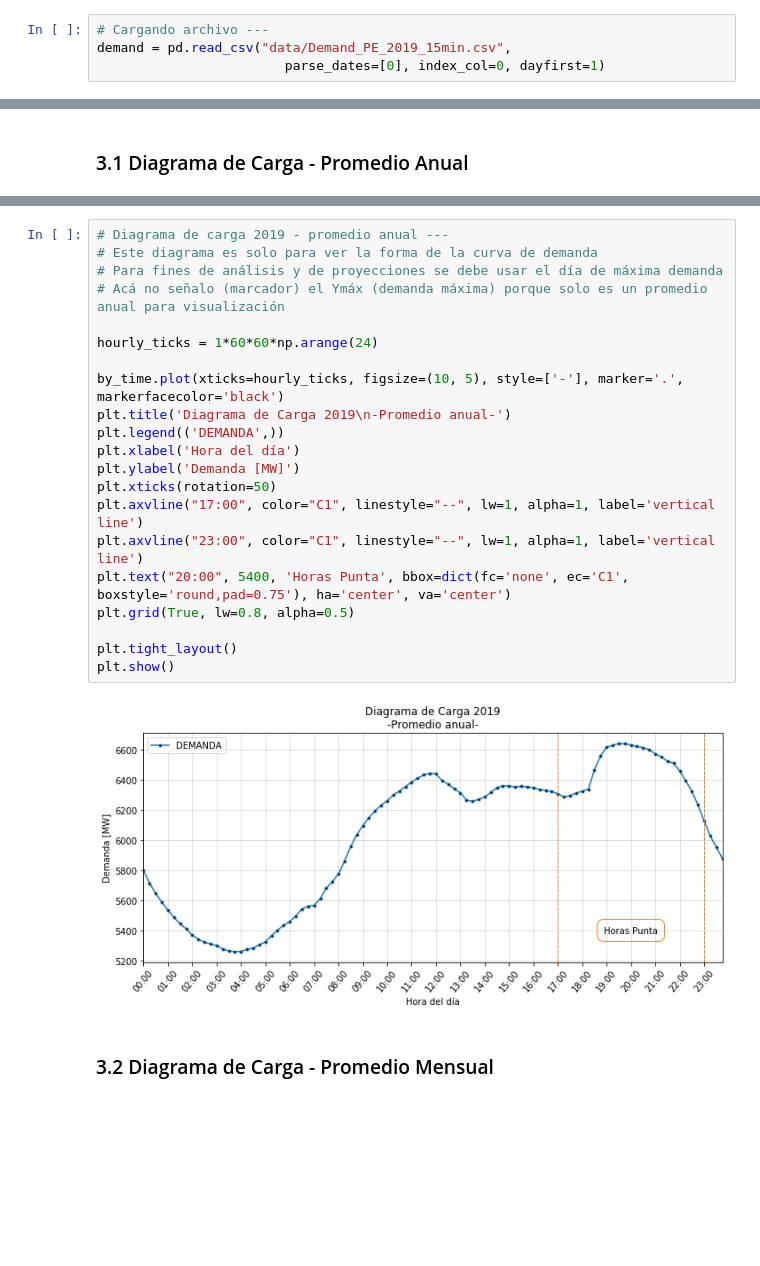
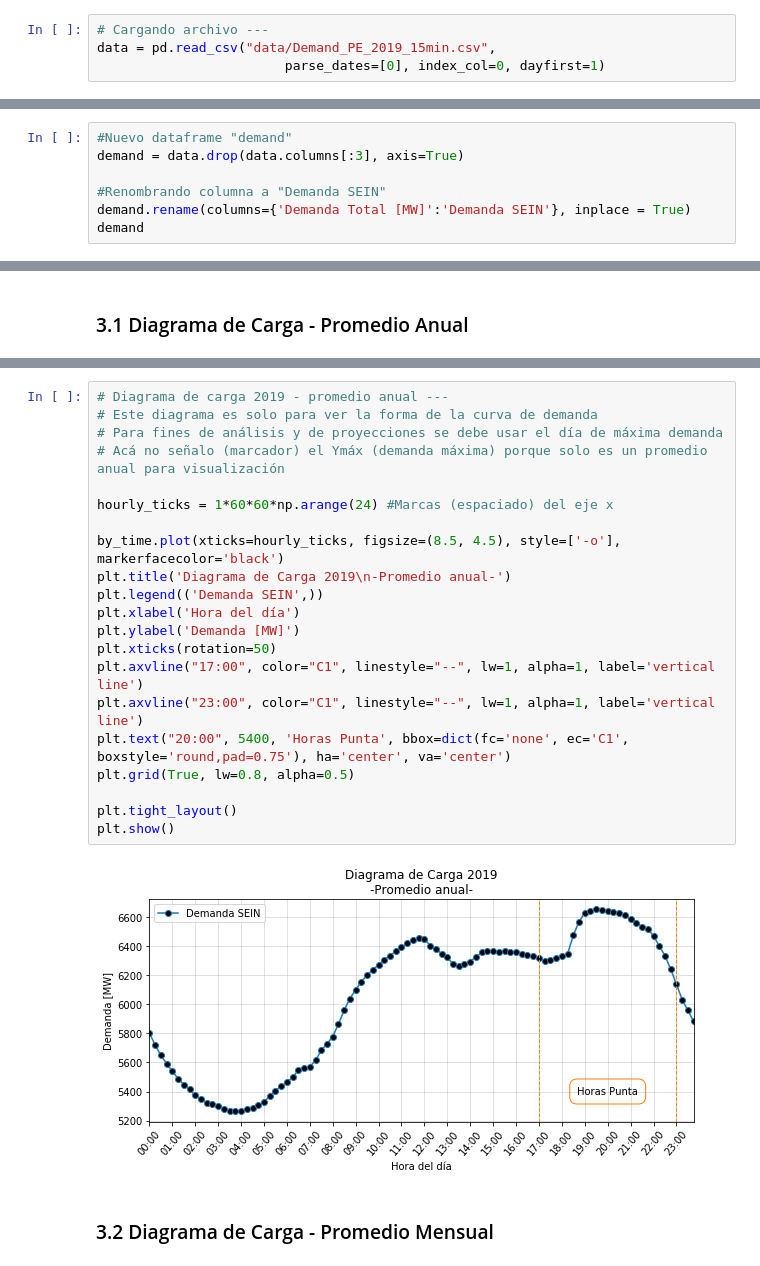
Before and after one commit to KevinAQM/Electricity_Demand_Peru_2019, a Jupyter notebook: Demanda_COES_2019-15min.ipynb, the cells around one changed output, grey strips where cells are left out. Saved outputs shown, nothing was run; the diff lists cells and outputs as text; blank space fills up the shorter version.

```diff
--- a/Demanda_COES_2019-15min.ipynb
+++ b/Demanda_COES_2019-15min.ipynb
@@ -12,4 +29,4 @@ import numpy as np
 # %%
 # Cargando archivo ---
-demand = pd.read_csv("data/Demand_PE_2019_15min.csv",
+data = pd.read_csv("data/Demand_PE_2019_15min.csv",
                         parse_dates=[0], index_col=0, dayfirst=1)
@@ -37,0 +58,7 @@ demand.tail()
+# %%
+#Nuevo dataframe "demand"
+demand = data.drop(data.columns[:3], axis=True)
+
+#Renombrando columna a "Demanda SEIN"
+demand.rename(columns={'Demanda Total [MW]':'Demanda SEIN'}, inplace = True)
+demand
@@ -131,26 +178,26 @@ memory usage: 1.5+ KB
 # %%
 # Diagrama de carga 2019 - promedio anual ---
 # Este diagrama es solo para ver la forma de la curva de demanda
 # Para fines de análisis y de proyecciones se debe usar el día de máxima demanda
 # Acá no señalo (marcador) el Ymáx (demanda máxima) porque solo es un promedio anual para visualización
 
-hourly_ticks = 1*60*60*np.arange(24)
+hourly_ticks = 1*60*60*np.arange(24) #Marcas (espaciado) del eje x
 
-by_time.plot(xticks=hourly_ticks, figsize=(10, 5), style=['-'], marker='.', markerfacecolor='black')
+by_time.plot(xticks=hourly_ticks, figsize=(8.5, 4.5), style=['-o'], markerfacecolor='black')
 plt.title('Diagrama de Carga 2019\n-Promedio anual-')
-plt.legend(('DEMANDA',))
+plt.legend(('Demanda SEIN',))
 plt.xlabel('Hora del día')
 plt.ylabel('Demanda [MW]')
 plt.xticks(rotation=50)
 plt.axvline("17:00", color="C1", linestyle="--", lw=1, alpha=1, label='vertical line')
 plt.axvline("23:00", color="C1", linestyle="--", lw=1, alpha=1, label='vertical line')
 plt.text("20:00", 5400, 'Horas Punta', bbox=dict(fc='none', ec='C1', boxstyle='round,pad=0.75'), ha='center', va='center')
 plt.grid(True, lw=0.8, alpha=0.5)
 
 plt.tight_layout()
 plt.show()
 # %% [output]
-[figure, old version]
+[figure, new version]
 # %% [markdown]
 ### 3.2 Diagrama de Carga - Promedio Mensual
 # %%
```
Also changed, not shown: parts of 42 cells of this notebook.
